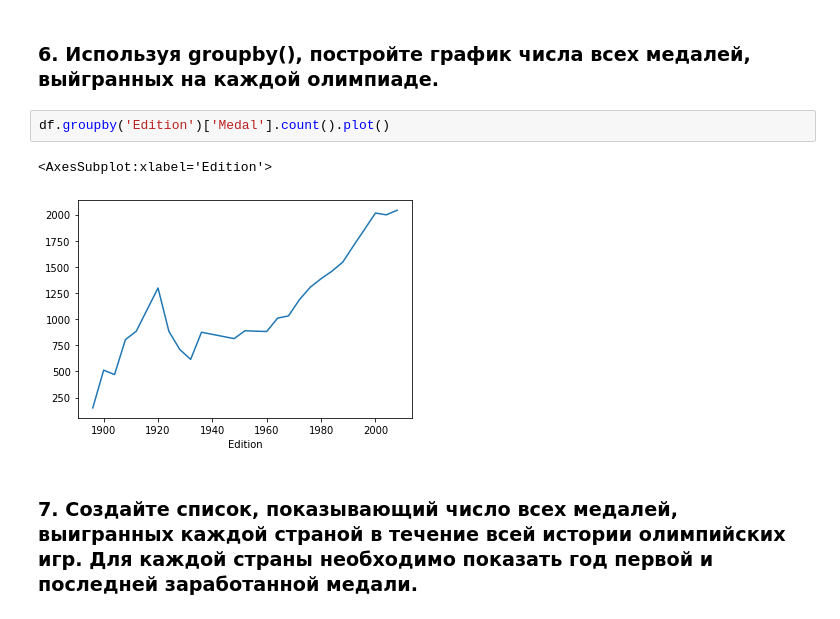
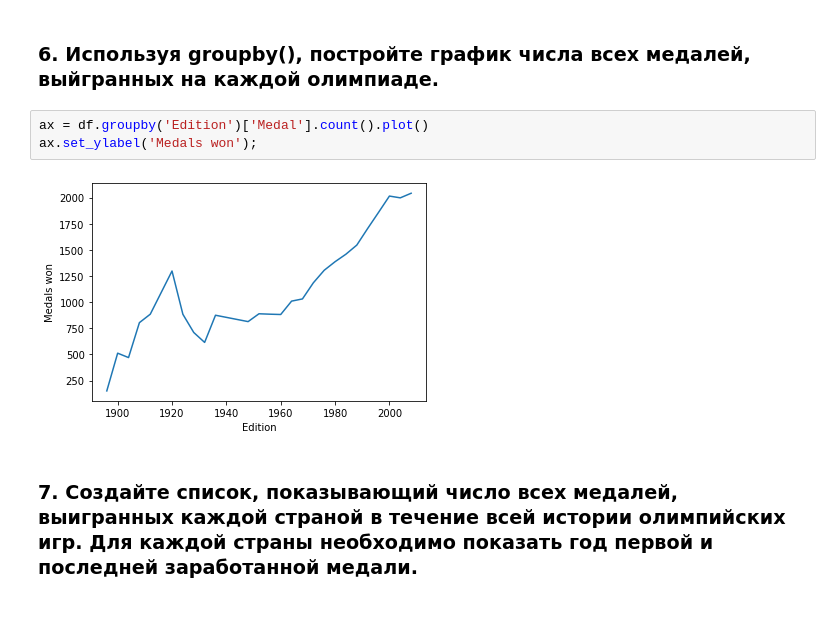
Before and after one commit to li-ashim/python_mentoring, a Jupyter notebook: hw1_numpy_pandas/main.ipynb, the cells around one changed output. Cells and saved outputs as stored; diff of their text form.

```diff
--- a/hw1_numpy_pandas/main.ipynb
+++ b/hw1_numpy_pandas/main.ipynb
@@ -191,10 +195,10 @@ Name: Medal, dtype: int64
 # %% [markdown]
 ### 6. Используя groupby(), постройте график числа всех медалей, выйгранных на каждой олимпиаде.
 # %%
-df.groupby('Edition')['Medal'].count().plot()
+ax = df.groupby('Edition')['Medal'].count().plot()
+ax.set_ylabel('Medals won');
 # %% [output]
-<AxesSubplot:xlabel='Edition'>
-[figure, old version]
+[figure, new version]
 # %% [markdown]
 ### 7. Создайте список, показывающий число всех медалей, выигранных каждой страной в течение всей истории олимпийских игр. Для каждой страны необходимо показать год первой и последней заработанной медали.
 # %%
```
Also changed, not shown: parts of 2 cells of this notebook, 1 other file.
